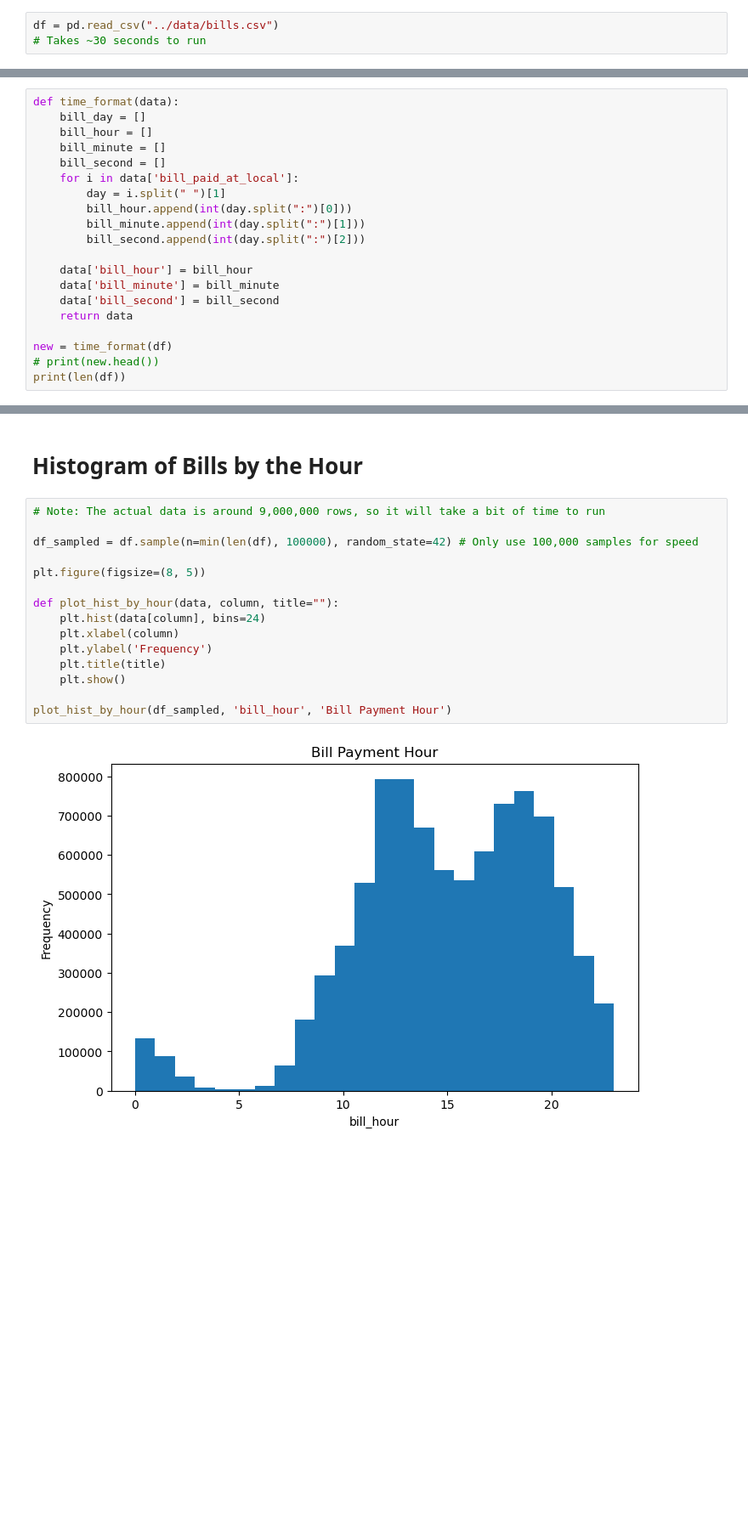
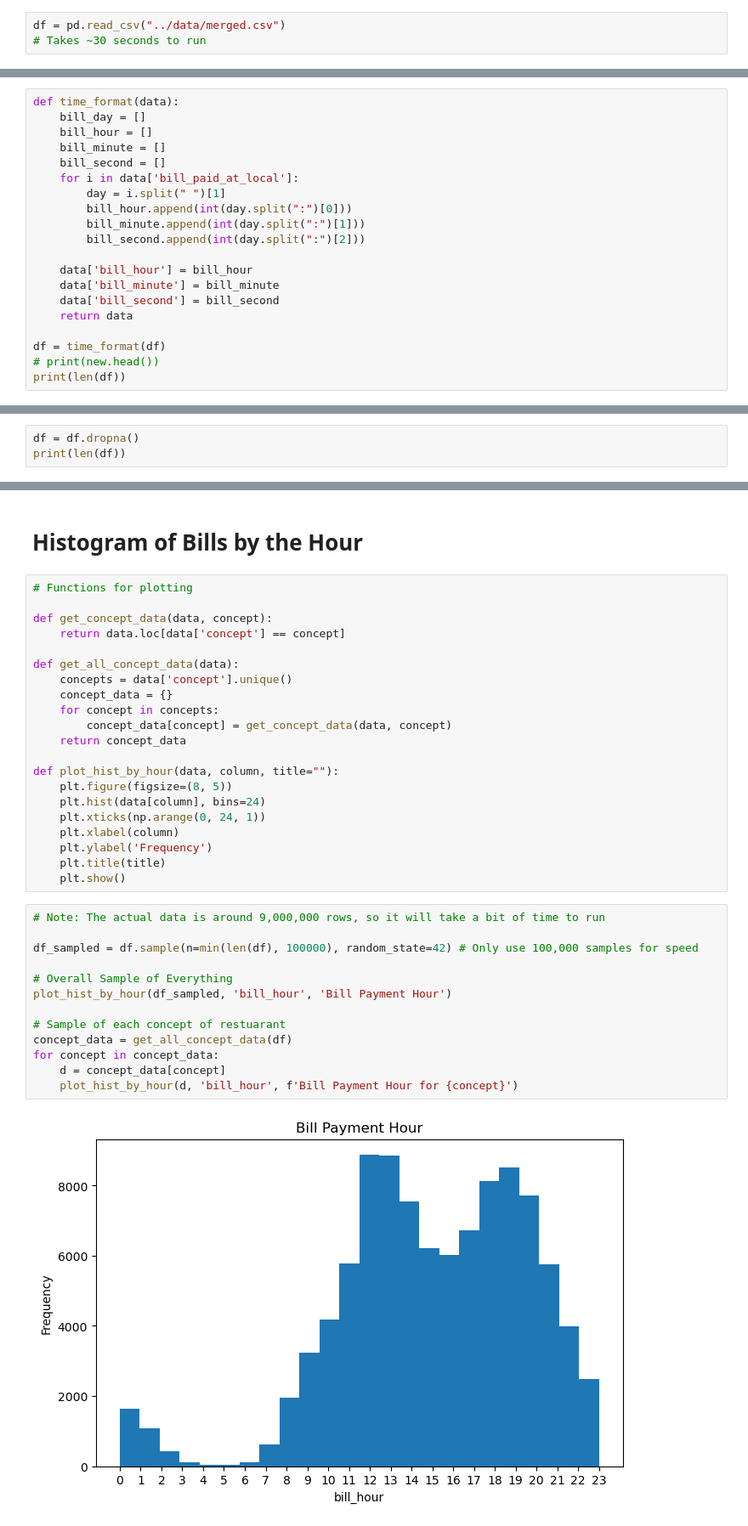
Before and after one commit to Edison611/CXC-TouchBistro, a Jupyter notebook: scripts/main.ipynb, the cells around one changed output, grey strips where cells are left out. Shown: that part at 85% size. Drawn from its saved outputs; the diff is of its cells as text; blank space fills up the shorter version.

Commit message:
Added histograms for each concept by the hour

```diff
--- a/scripts/main.ipynb
+++ b/scripts/main.ipynb
@@ -3,7 +3,7 @@ import pandas as pd
 import numpy as np
 import matplotlib.pyplot as plt
 # %%
-df = pd.read_csv("../data/bills.csv")
+df = pd.read_csv("../data/merged.csv")
 # Takes ~30 seconds to run
 # %%
 columns = df.columns.tolist()
@@ -30,7 +30,7 @@ def time_format(data):
     data['bill_second'] = bill_second
     return data
 
-new = time_format(df)
+df = time_format(df)
 # print(new.head())
 print(len(df))
 # %% [output]
@@ -53 +37,4 @@ print(len(df))
 8954786
+# %%
+df = df.dropna()
+print(len(df))
@@ -54,19 +43,38 @@ print(len(df))
 # %% [markdown]
 # Histogram of Bills by the Hour
+# %%
+# Functions for plotting
+
+def get_concept_data(data, concept):
+    return data.loc[data['concept'] == concept]
+
+def get_all_concept_data(data):
+    concepts = data['concept'].unique()
+    concept_data = {}
+    for concept in concepts:
+        concept_data[concept] = get_concept_data(data, concept)
+    return concept_data
+
+def plot_hist_by_hour(data, column, title=""):
+    plt.figure(figsize=(8, 5))
+    plt.hist(data[column], bins=24)
+    plt.xticks(np.arange(0, 24, 1))
+    plt.xlabel(column)
+    plt.ylabel('Frequency')
+    plt.title(title)
+    plt.show()
 # %%
 # Note: The actual data is around 9,000,000 rows, so it will take a bit of time to run
 
 df_sampled = df.sample(n=min(len(df), 100000), random_state=42) # Only use 100,000 samples for speed
 
-plt.figure(figsize=(8, 5))
+# Overall Sample of Everything
+plot_hist_by_hour(df_sampled, 'bill_hour', 'Bill Payment Hour')
 
-def plot_hist_by_hour(data, column, title=""):
-    plt.hist(data[column], bins=24)
-    plt.xlabel(column)
-    plt.ylabel('Frequency')
-    plt.title(title)
-    plt.show()
-
-plot_hist_by_hour(df_sampled, 'bill_hour', 'Bill Payment Hour')
+# Sample of each concept of restuarant
+concept_data = get_all_concept_data(df)
+for concept in concept_data:
+    d = concept_data[concept]
+    plot_hist_by_hour(d, 'bill_hour', f'Bill Payment Hour for {concept}')
 # %% [output]
-[figure, old version]
+[figure, new version]
```
Also changed, not shown: parts of 3 cells of this notebook, 1 other file.
